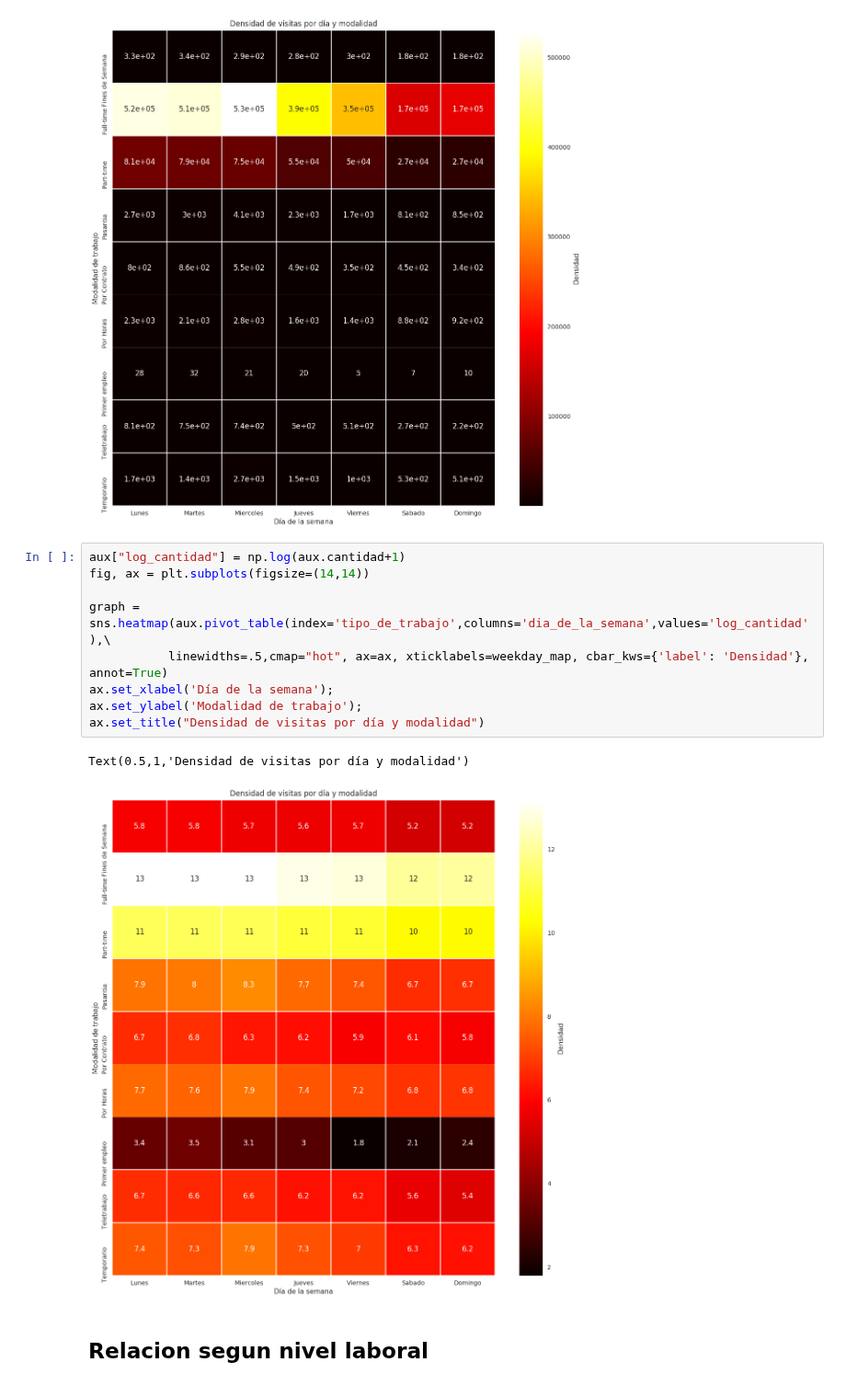
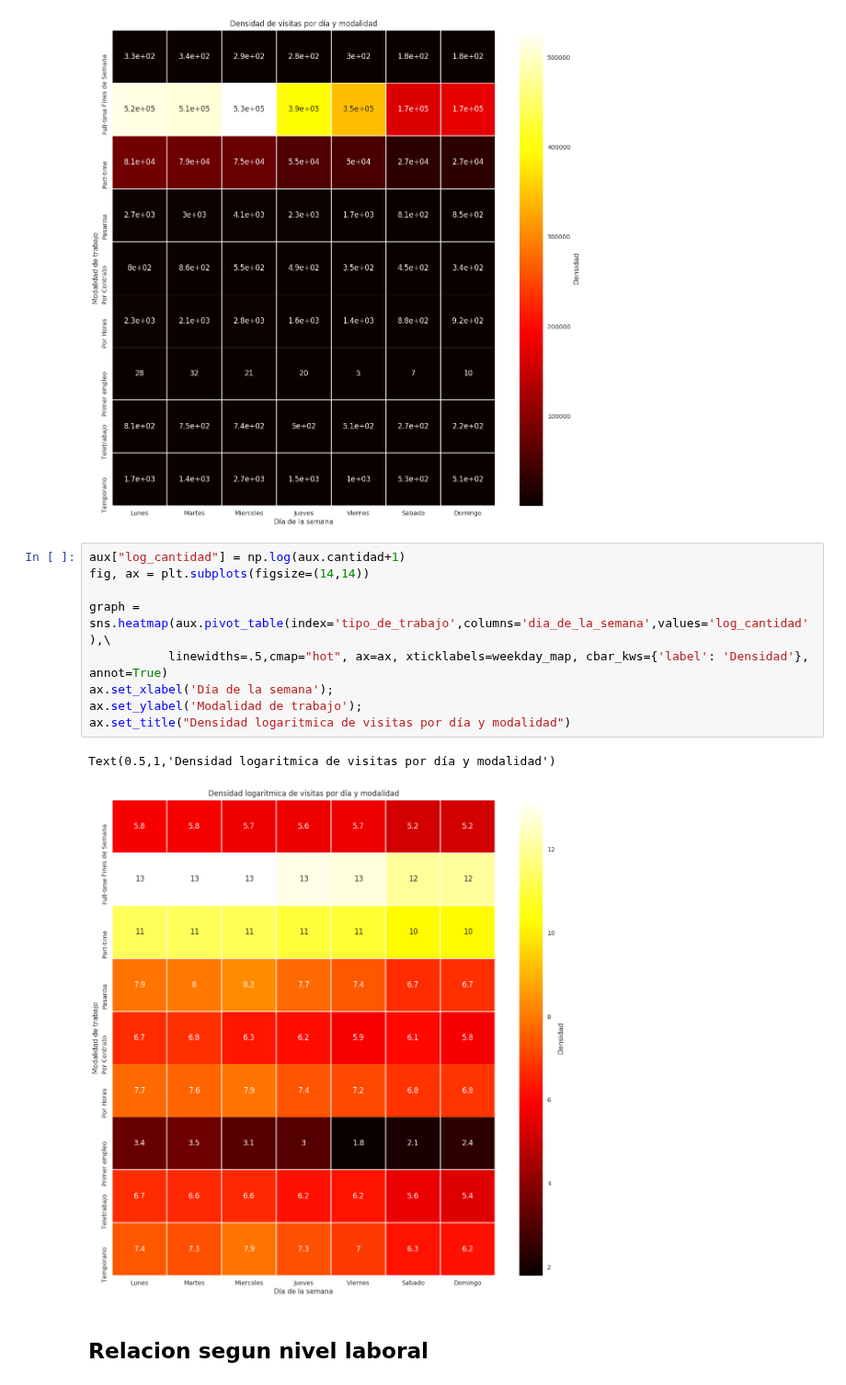
Before and after one commit to javierleyes/OrganizacionDeDatos, a Jupyter notebook: analisisPablo.ipynb, the cells around one changed output. Shown at 92% size. Drawn from its saved outputs; the diff is of its cells as text.

Commit message:
- Plot densidad_logaritmica postulaciones por Nivel laboral y Tipo de trabajo

```diff
--- a/analisisPablo.ipynb
+++ b/analisisPablo.ipynb
@@ -55,15 +55,15 @@ graph.plot()
 # %%
 aux["log_cantidad"] = np.log(aux.cantidad+1)
 fig, ax = plt.subplots(figsize=(14,14))
 
 graph = sns.heatmap(aux.pivot_table(index='tipo_de_trabajo',columns='dia_de_la_semana',values='log_cantidad'),\
            linewidths=.5,cmap="hot", ax=ax, xticklabels=weekday_map, cbar_kws={'label': 'Densidad'}, annot=True)
 ax.set_xlabel('Día de la semana');
 ax.set_ylabel('Modalidad de trabajo');
-ax.set_title("Densidad de visitas por día y modalidad")
+ax.set_title("Densidad logaritmica de visitas por día y modalidad")
 # %% [output]
-Text(0.5,1,'Densidad de visitas por día y modalidad')
+Text(0.5,1,'Densidad logaritmica de visitas por día y modalidad')
-[figure, old version]
+[figure, new version]
 # %% [markdown]
 ## Relacion segun nivel laboral
 # %%
```
Also changed, not shown: parts of 4 cells of this notebook.
